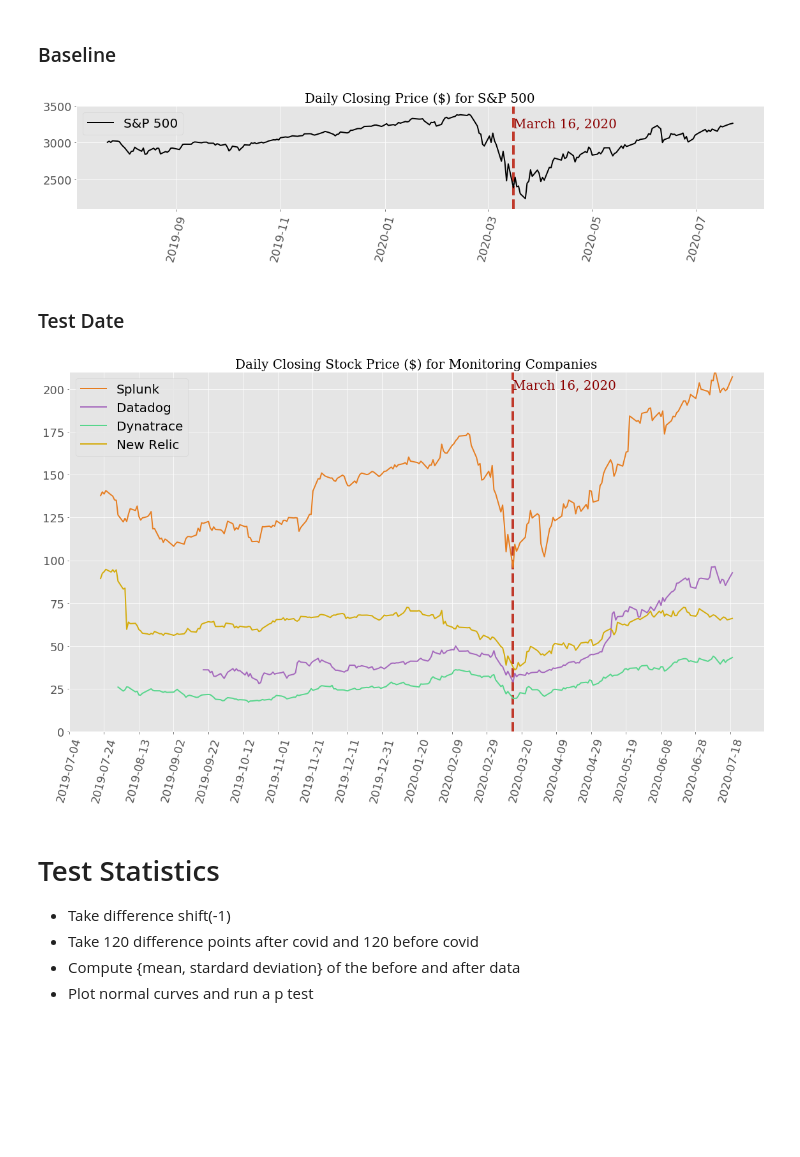
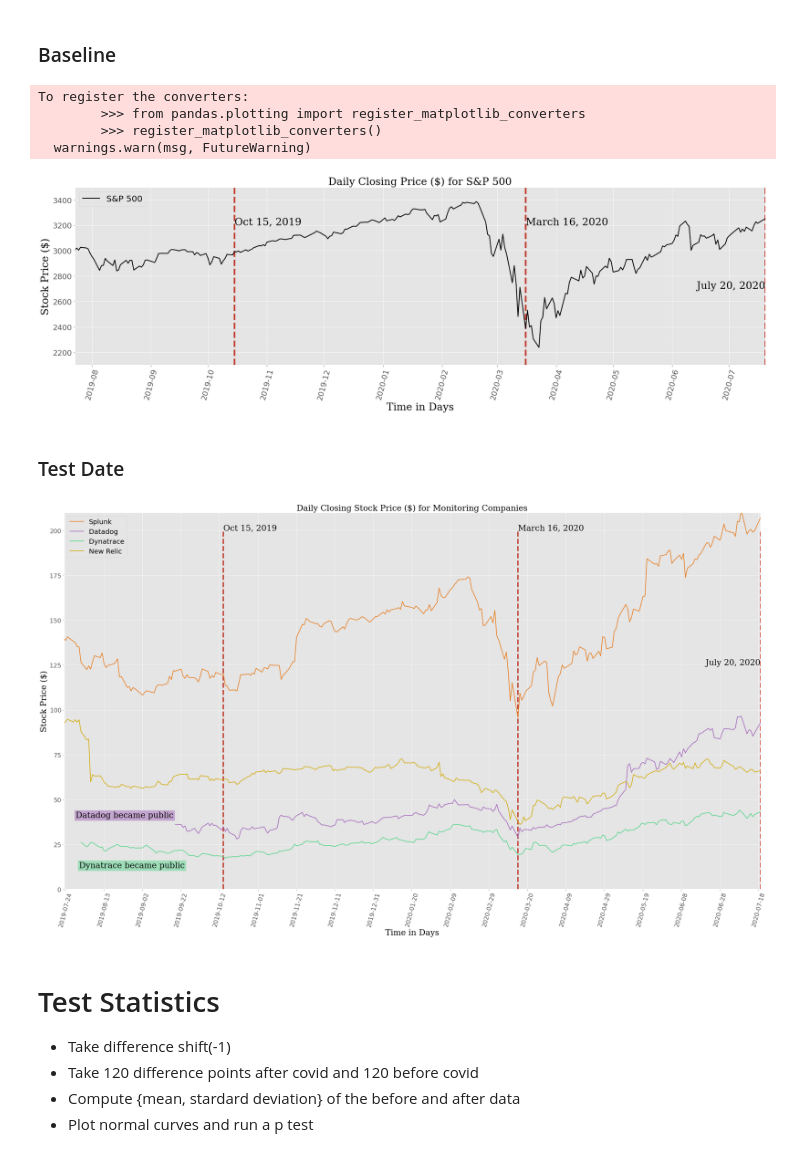
Before and after one commit to rghosh8/capstone-1, a Jupyter notebook: src/exploration.ipynb, the cells around one changed output. Saved outputs shown, nothing was run; the diff lists cells and outputs as text; code cells hidden in the pictures; blank space fills up the shorter version.

```diff
--- a/src/exploration.ipynb
+++ b/src/exploration.ipynb
@@ -35,45 +78,61 @@ filepaths
 # %% [markdown]
 ### Baseline
 # %%
-fig, ax = plt.subplots(figsize=(16, 4))
-data = data_assessment('../data/GSPC.csv', reference_date, current_date, moveback_date)
+fig, ax = plt.subplots(figsize=(24, 8))
+data = data_frame('../data/GSPC.csv', reference_date, current_date, moveback_date)
 ax.plot(data.df.index, data.df['Close'], color='k', label='S&P 500', linewidth=2)
-ax.legend(loc='best', prop={'size': 20});
-ax.set_title('Daily Closing Price ($) for S&P 500', fontdict=font, color='k');
-ax.vlines(data.reference_date, 2100, 3500, colors='#C0392B', linestyles='dashed', linewidth=4)
+ax.legend(loc='upper left', prop={'size': 20})
+ax.set_title('Daily Closing Price ($) for S&P 500', fontdict=font)
+
+plot_vlines(ax, [data.reference_date, data.moveback_date, data.current_date], [2100, 3500], ['#C0392B', '#C0392B', '#C0392B'], ['dashed', 'dashed', 'dashed'], [4,4,4])
+put_text(ax, [data.moveback_date,data.reference_date,data.current_date], [3200,3200,2700], [r'Oct 15, 2019', r'March 16, 2020', r'July 20, 2020'], [font,font,font], ['left', 'left', 'right'])
 
 ax.xaxis.set_tick_params(rotation=75)
-ax.tick_params(axis='x', labelsize=18)
-ax.tick_params(axis='y', labelsize=18)
-ax.text(data.reference_date, 3200, r'March 16, 2020', fontdict=font);
+set_axis_sizes(ax)
+
 ax.set_ylim(2100, 3500)
+ax.set_xlim(data.start_date, data.current_date)
+ax.set_xlabel('Time in Days', fontdict=font)
+ax.set_ylabel('Stock Price ($)', fontdict=font)
 fig.tight_layout()
 plt.savefig('../figures/baseline.png')
 # %% [output]
+To register the converters:
+        >>> from pandas.plotting import register_matplotlib_converters
+        >>> register_matplotlib_converters()
+  warnings.warn(msg, FutureWarning)
-[figure, old version]
+[figure, new version]
 # %% [markdown]
 ### Test Date
 # %%
-fig, ax = plt.subplots(figsize=(16, 10))
+fig, ax = plt.subplots(figsize=(30, 18))
 
 for filepath,color in zip(filepaths, colors):
-    data = data_assessment(filepath, reference_date, current_date, moveback_date)
+    data = data_frame(filepath, reference_date, current_date, moveback_date)
     ax.plot(data.df.index, data.df['Close'], color=color, label=refer[filepath], linewidth=2)
 
-ax.vlines(data.reference_date, 0, 210, colors='#C0392B', linestyles='dashed', linewidth=4)
+plot_vlines(ax, [data.reference_date, data.moveback_date, data.current_date], [0, 200], ['#C0392B', '#C0392B', '#C0392B'], ['dashed', 'dashed', 'dashed'], [4,4,4])
+put_text(ax, [data.moveback_date,data.reference_date,data.current_date], [200,200,125], [r'Oct 15, 2019', r'March 16, 2020', r'July 20, 2020'], [font,font,font], ['left', 'left', 'right'])
+
 ax.legend(loc='best', prop={'size': 20});
-ax.set_title('Daily Closing Stock Price ($) for Monitoring Companies', fontdict=font, color='k');
+ax.set_title(test_data_prop['plot_title'], fontdict=font);
 start, end = ax.get_xlim()
 ax.xaxis.set_ticks(np.arange(start, end, 20));
 ax.xaxis.set_tick_params(rotation=75)
+
+set_axis_sizes(ax, size=18)
+
+ax.set_ylim(0, 210)
+ax.set_xlabel('Time in Days', fontdict=font)
+ax.set_ylabel('Stock Price ($)', fontdict=font)
+ax.set_xlim(pd.to_datetime('2019-07-24'), data.current_date)
+
+ax.text(pd.to_datetime('2019-09-19'), 40, r'Datadog became public', fontdict=font, horizontalalignment='right', bbox=dict(facecolor='#A569BD', alpha=0.5))
+ax.text(pd.to_datetime('2019-08-01'), 12, r'Dynatrace became public', fontdict=font, horizontalalignment='left', bbox=dict(facecolor='#58D68D', alpha=0.5))
 fig.tight_layout()
-ax.tick_params(axis='x', labelsize=18)
-ax.tick_params(axis='y', labelsize=18)
-ax.text(data.reference_date, 200, r'March 16, 2020', fontdict=font);
-ax.set_ylim(0, 210)
 plt.savefig('../figures/comparison.png')
 # %% [output]
-[figure, old version]
+[figure, new version]
 # %% [markdown]
 # Test Statistics
 * Take difference shift(-1)
```
Also changed, not shown: parts of 35 cells of this notebook, 9 other files.
